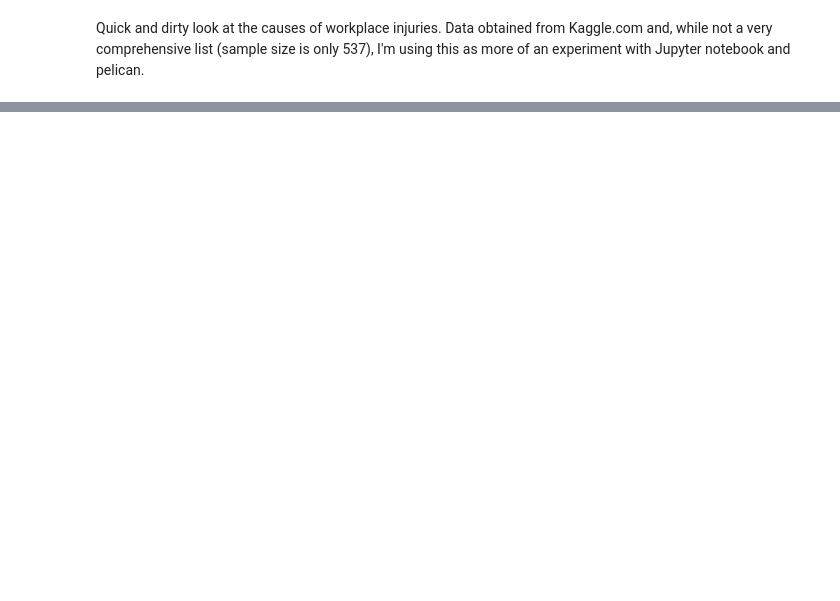
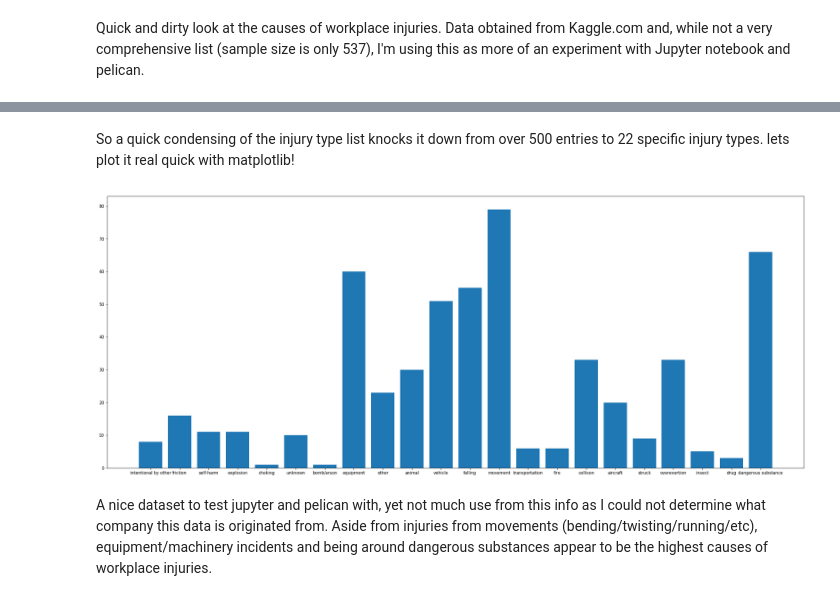
Before and after one commit to leaflettuce/DSblog, a Jupyter notebook: content/posts/Exploring Injured Worker Data.ipynb, the cells around one changed output, grey strips where cells are left out. Saved outputs shown, nothing was run; the diff lists cells and outputs as text; code cells hidden in the pictures; blank space fills up the shorter version.

Commit message:
workplace injury exploration post

```diff
--- a/content/posts/Exploring Injured Worker Data.ipynb
+++ b/content/posts/Exploring Injured Worker Data.ipynb
@@ -47,0 +161,14 @@ It appears the dataset needs a lot of cleaning.. Pretty much every singlke entry
+# %% [markdown]
+So a quick condensing of the injury type list knocks it down from over 500 entries to 22 specific injury types.  lets plot it real quick with matplotlib!
+# %%
+import matplotlib.pyplot as plt
+
+plt.figure(figsize=(30,12))
+plt.bar(range(len(injury_collection)), injury_collection.values(), align='center')
+plt.xticks(range(len(injury_collection)), injury_collection.keys())
+
+aplt.show()
+# %% [output]
+[figure, added]
+# %% [markdown]
+A nice dataset to test jupyter and pelican with, yet not much use from this info as I could not determine what company this data is originated from.  Aside from injuries from movements (bending/twisting/running/etc), equipment/machinery incidents and being around dangerous substances appear to be the highest causes of workplace injuries.
```
Also changed, not shown: parts of 3 cells of this notebook, 35 other files.
